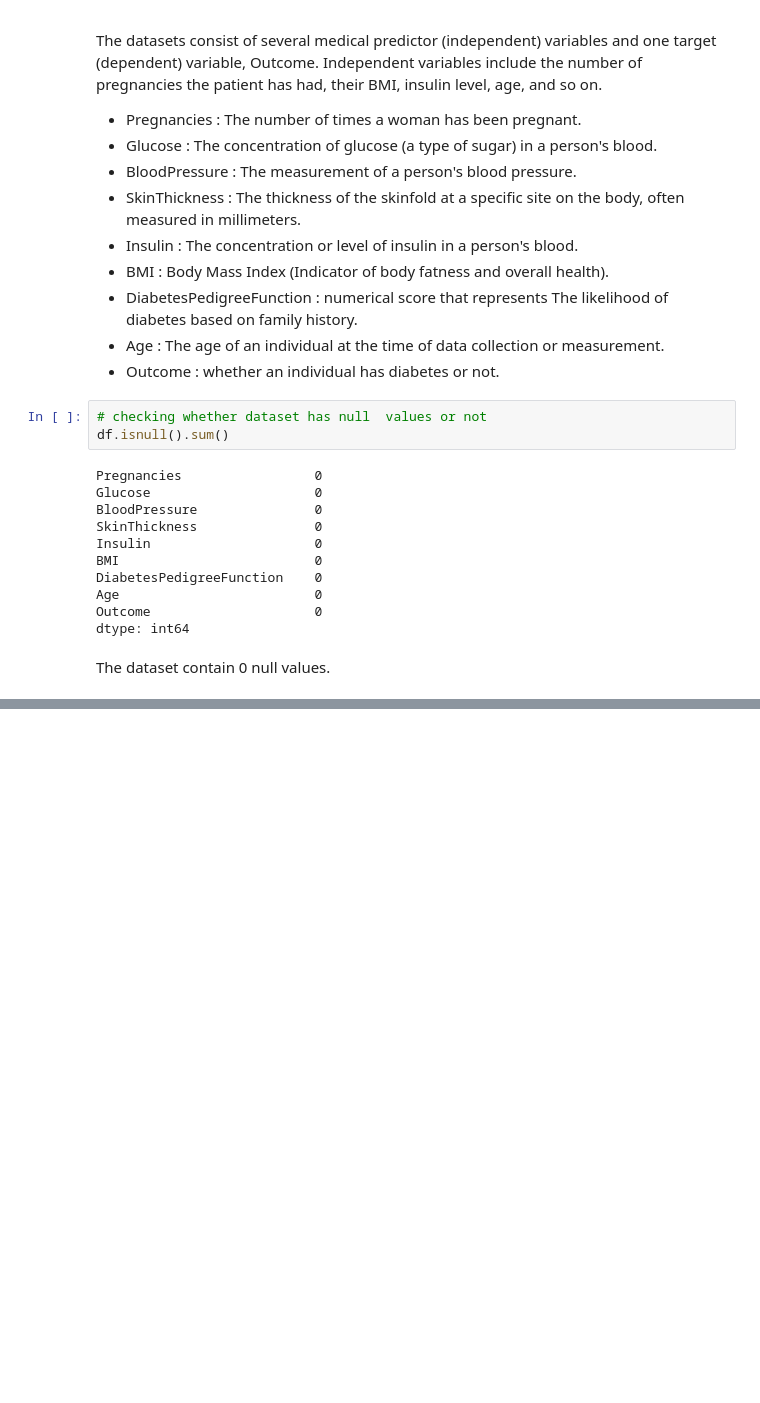
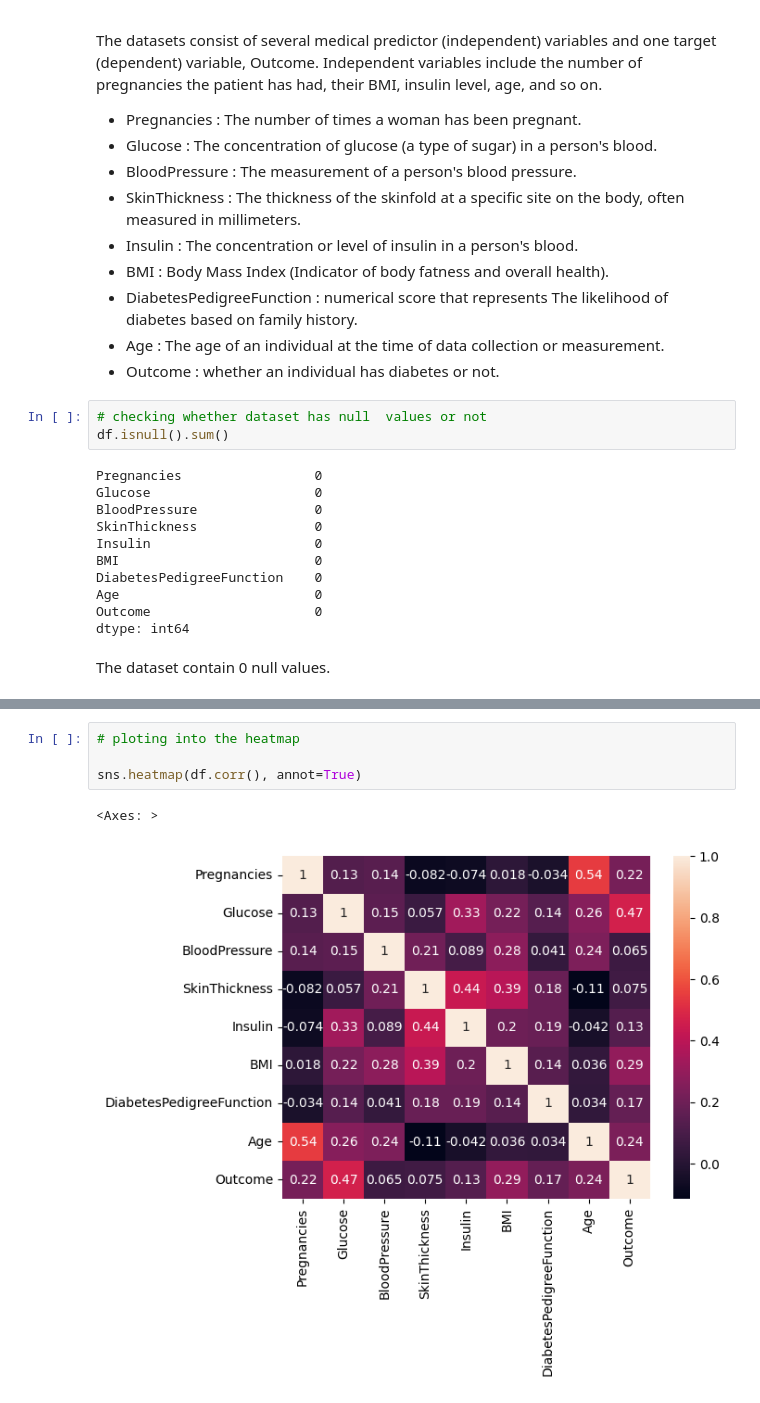
Before and after one commit to dipa-khadka/Datascince_Project, a Jupyter notebook: Diabetic Prediction/Diabetes_predtiction_based on_diagnostic_measures.ipynb, the cells around one changed output, grey strips where cells are left out. Saved outputs shown, nothing was run; the diff lists cells and outputs as text; blank space fills up the shorter version.

```diff
--- a/Diabetic Prediction/Diabetes_predtiction_based on_diagnostic_measures.ipynb
+++ b/Diabetic Prediction/Diabetes_predtiction_based on_diagnostic_measures.ipynb
@@ -50,0 +253,7 @@ The dataset contain 0 null values.
+# %%
+# ploting into the heatmap
+
+sns.heatmap(df.corr(), annot=True)
+# %% [output]
+<Axes: >
+[figure, added]
```
Also changed, not shown: parts of 21 cells of this notebook.
